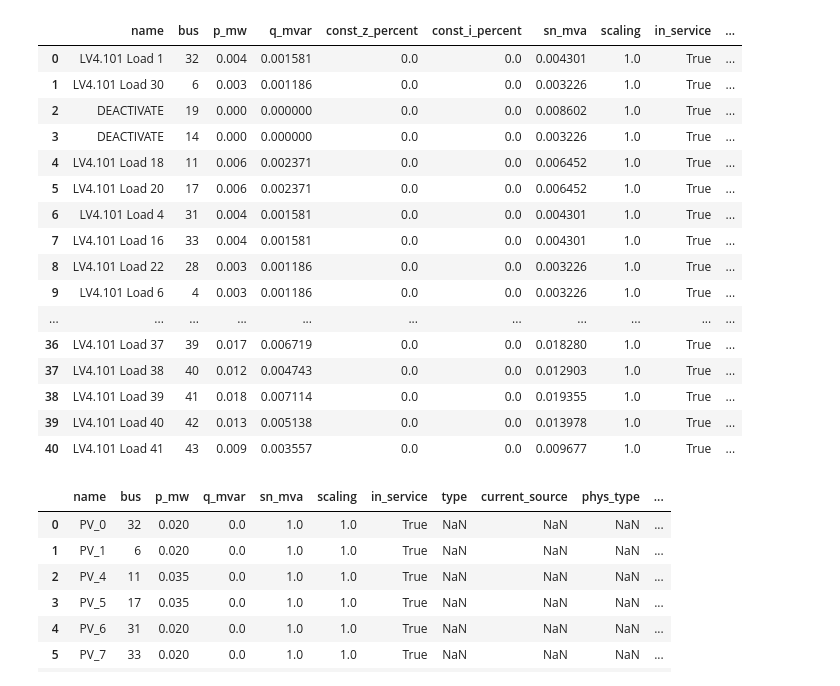
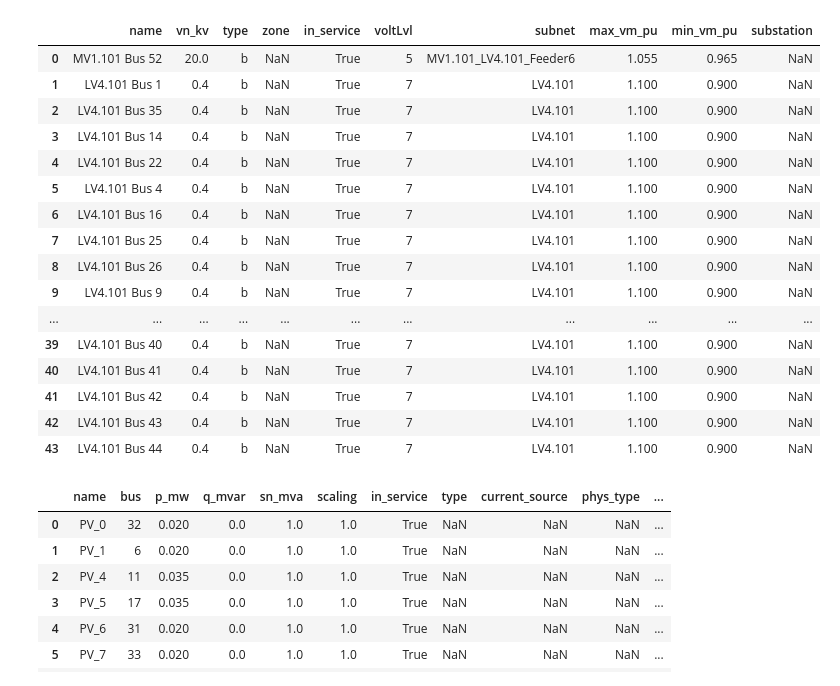
Before and after one commit to marwan2626/PowerTech25, a Jupyter notebook: debug.ipynb, the cells around one changed output. Saved outputs shown, nothing was run; the diff lists cells and outputs as text; code cells hidden in the pictures.

```diff
--- a/debug.ipynb
+++ b/debug.ipynb
@@ -4,25 +4,25 @@ import griddata as gd
 
 net, time_steps, const_pv, const_load_household_P, const_load_household_Q, const_load_heatpump, const_load_heatpump_Q ,df_household_prognosis, df_season_heatpump_prognosis, heatpump_scaling_factors_df, T_amb, electricity_price = gd.setup_grid_IAS(season='summer')
 # %%
-net.load
+net.bus
 # %% [output]
-|  | name | bus | p_mw | q_mvar | const_z_percent | const_i_percent | sn_mva | scaling | in_service | ... |
-| 0 | LV4.101 Load 1 | 32 | 0.004 | 0.001581 | 0.0 | 0.0 | 0.004301 | 1.0 | True | ... |
-| 1 | LV4.101 Load 30 | 6 | 0.003 | 0.001186 | 0.0 | 0.0 | 0.003226 | 1.0 | True | ... |
-| 2 | DEACTIVATE | 19 | 0.000 | 0.000000 | 0.0 | 0.0 | 0.008602 | 1.0 | True | ... |
-| 3 | DEACTIVATE | 14 | 0.000 | 0.000000 | 0.0 | 0.0 | 0.003226 | 1.0 | True | ... |
-| 4 | LV4.101 Load 18 | 11 | 0.006 | 0.002371 | 0.0 | 0.0 | 0.006452 | 1.0 | True | ... |
-| 5 | LV4.101 Load 20 | 17 | 0.006 | 0.002371 | 0.0 | 0.0 | 0.006452 | 1.0 | True | ... |
-| 6 | LV4.101 Load 4 | 31 | 0.004 | 0.001581 | 0.0 | 0.0 | 0.004301 | 1.0 | True | ... |
-| 7 | LV4.101 Load 16 | 33 | 0.004 | 0.001581 | 0.0 | 0.0 | 0.004301 | 1.0 | True | ... |
-| 8 | LV4.101 Load 22 | 28 | 0.003 | 0.001186 | 0.0 | 0.0 | 0.003226 | 1.0 | True | ... |
-| 9 | LV4.101 Load 6 | 4 | 0.003 | 0.001186 | 0.0 | 0.0 | 0.003226 | 1.0 | True | ... |
+|  | name | vn_kv | type | zone | in_service | voltLvl | subnet | max_vm_pu | min_vm_pu | substation |
+| 0 | MV1.101 Bus 52 | 20.0 | b | NaN | True | 5 | MV1.101_LV4.101_Feeder6 | 1.055 | 0.965 | NaN |
+| 1 | LV4.101 Bus 1 | 0.4 | b | NaN | True | 7 | LV4.101 | 1.100 | 0.900 | NaN |
+| 2 | LV4.101 Bus 35 | 0.4 | b | NaN | True | 7 | LV4.101 | 1.100 | 0.900 | NaN |
+| 3 | LV4.101 Bus 14 | 0.4 | b | NaN | True | 7 | LV4.101 | 1.100 | 0.900 | NaN |
+| 4 | LV4.101 Bus 22 | 0.4 | b | NaN | True | 7 | LV4.101 | 1.100 | 0.900 | NaN |
+| 5 | LV4.101 Bus 4 | 0.4 | b | NaN | True | 7 | LV4.101 | 1.100 | 0.900 | NaN |
+| 6 | LV4.101 Bus 16 | 0.4 | b | NaN | True | 7 | LV4.101 | 1.100 | 0.900 | NaN |
+| 7 | LV4.101 Bus 25 | 0.4 | b | NaN | True | 7 | LV4.101 | 1.100 | 0.900 | NaN |
+| 8 | LV4.101 Bus 26 | 0.4 | b | NaN | True | 7 | LV4.101 | 1.100 | 0.900 | NaN |
+| 9 | LV4.101 Bus 9 | 0.4 | b | NaN | True | 7 | LV4.101 | 1.100 | 0.900 | NaN |
 | ... | ... | ... | ... | ... | ... | ... | ... | ... | ... | ... |
-| 36 | LV4.101 Load 37 | 39 | 0.017 | 0.006719 | 0.0 | 0.0 | 0.018280 | 1.0 | True | ... |
-| 37 | LV4.101 Load 38 | 40 | 0.012 | 0.004743 | 0.0 | 0.0 | 0.012903 | 1.0 | True | ... |
-| 38 | LV4.101 Load 39 | 41 | 0.018 | 0.007114 | 0.0 | 0.0 | 0.019355 | 1.0 | True | ... |
-| 39 | LV4.101 Load 40 | 42 | 0.013 | 0.005138 | 0.0 | 0.0 | 0.013978 | 1.0 | True | ... |
-| 40 | LV4.101 Load 41 | 43 | 0.009 | 0.003557 | 0.0 | 0.0 | 0.009677 | 1.0 | True | ... |
+| 39 | LV4.101 Bus 40 | 0.4 | b | NaN | True | 7 | LV4.101 | 1.100 | 0.900 | NaN |
+| 40 | LV4.101 Bus 41 | 0.4 | b | NaN | True | 7 | LV4.101 | 1.100 | 0.900 | NaN |
+| 41 | LV4.101 Bus 42 | 0.4 | b | NaN | True | 7 | LV4.101 | 1.100 | 0.900 | NaN |
+| 42 | LV4.101 Bus 43 | 0.4 | b | NaN | True | 7 | LV4.101 | 1.100 | 0.900 | NaN |
+| 43 | LV4.101 Bus 44 | 0.4 | b | NaN | True | 7 | LV4.101 | 1.100 | 0.900 | NaN |
 # %%
 net.sgen
 # %% [output]
```
Also changed, not shown: 14 other files.
